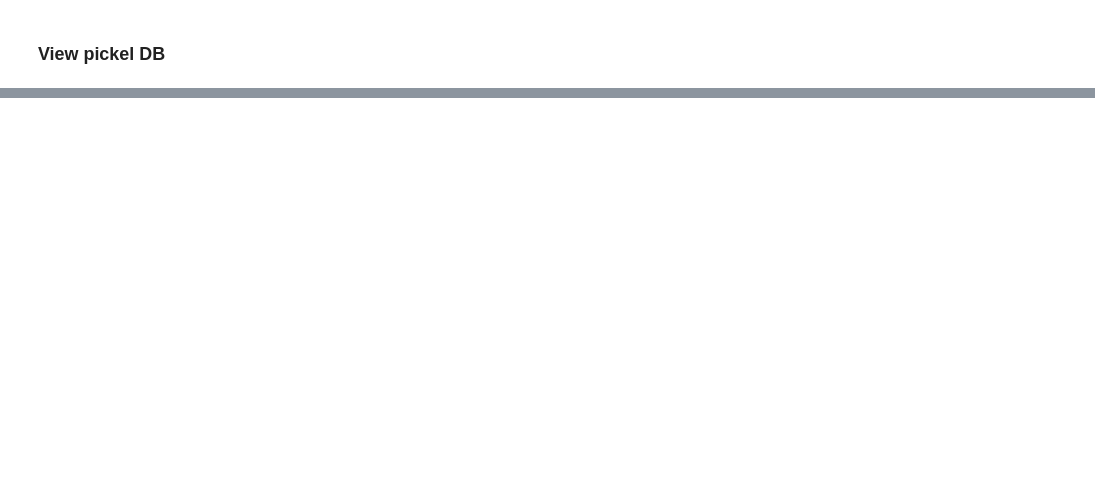
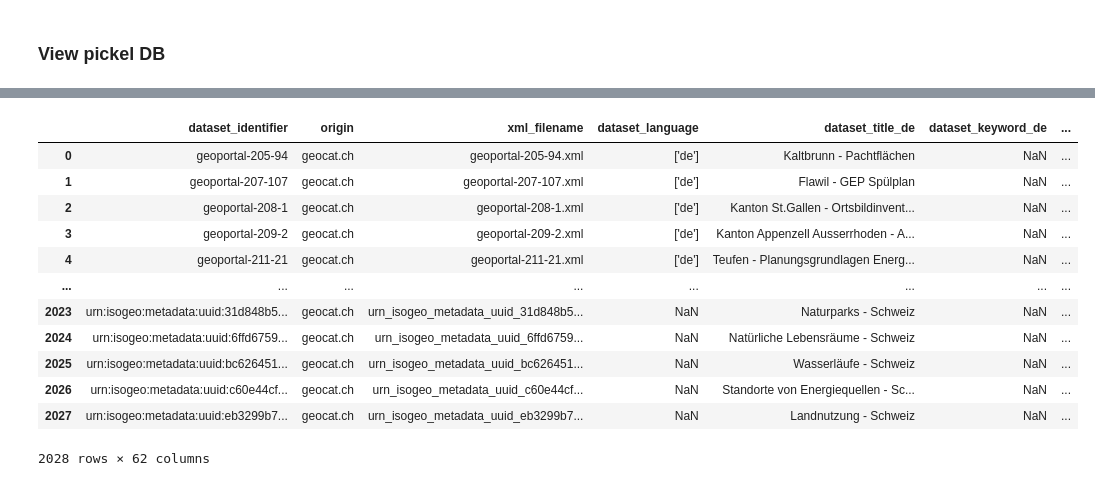
Before and after one commit to FHNW-IGEO/Geoharvester, a Jupyter notebook: scraper/geocat/test.ipynb, the cells around one changed output, grey strips where cells are left out. Saved outputs shown, nothing was run; the diff lists cells and outputs as text; code cells hidden in the pictures; blank space fills up the shorter version.

Commit message:
Create a workflow for the geocat integration

```diff
--- a/scraper/geocat/test.ipynb
+++ b/scraper/geocat/test.ipynb
@@ -82,0 +80,35 @@ Available tables in pickle DB:
+# %%
+import sys, types, pickle
+import pandas as pd
+
+# 🧩 Create a dummy Int64Index class for backward compatibility
+class Int64Index(pd.Index):
+    pass
+
+# 🧩 Fake the old pandas module path and insert our dummy class
+fake_mod = types.ModuleType("pandas.core.indexes.numeric")
+fake_mod.Int64Index = Int64Index
+sys.modules["pandas.core.indexes.numeric"] = fake_mod
+
+# 🗂 Load only the dataset table from the pickle file
+with open("../data/geocat_data/geocat_metadata.pkl", "rb") as f:
+    geoheravester_data = pickle.load(f)
+
+dataset = geoheravester_data["dataset"]
+
+# ✅ Show only dataset for Data Wrangler
+dataset
+# %% [output]
+|  | dataset_identifier | origin | xml_filename | dataset_language | dataset_title_de | dataset_keyword_de | ... |
+| 0 | geoportal-205-94 | geocat.ch | geoportal-205-94.xml | ['de'] | Kaltbrunn - Pachtflächen | NaN | ... |
+| 1 | geoportal-207-107 | geocat.ch | geoportal-207-107.xml | ['de'] | Flawil - GEP Spülplan | NaN | ... |
+| 2 | geoportal-208-1 | geocat.ch | geoportal-208-1.xml | ['de'] | Kanton St.Gallen - Ortsbildinvent... | NaN | ... |
+| 3 | geoportal-209-2 | geocat.ch | geoportal-209-2.xml | ['de'] | Kanton Appenzell Ausserrhoden - A... | NaN | ... |
+| 4 | geoportal-211-21 | geocat.ch | geoportal-211-21.xml | ['de'] | Teufen - Planungsgrundlagen Energ... | NaN | ... |
+| ... | ... | ... | ... | ... | ... | ... | ... |
+| 2023 | urn:isogeo:metadata:uuid:31d848b5... | geocat.ch | urn_isogeo_metadata_uuid_31d848b5... | NaN | Naturparks - Schweiz | NaN | ... |
+| 2024 | urn:isogeo:metadata:uuid:6ffd6759... | geocat.ch | urn_isogeo_metadata_uuid_6ffd6759... | NaN | Natürliche Lebensräume - Schweiz | NaN | ... |
+| 2025 | urn:isogeo:metadata:uuid:bc626451... | geocat.ch | urn_isogeo_metadata_uuid_bc626451... | NaN | Wasserläufe - Schweiz | NaN | ... |
+| 2026 | urn:isogeo:metadata:uuid:c60e44cf... | geocat.ch | urn_isogeo_metadata_uuid_c60e44cf... | NaN | Standorte von Energiequellen - Sc... | NaN | ... |
+| 2027 | urn:isogeo:metadata:uuid:eb3299b7... | geocat.ch | urn_isogeo_metadata_uuid_eb3299b7... | NaN | Landnutzung - Schweiz | NaN | ... |
+2028 rows × 62 columns
```
Also changed, not shown: parts of 2 cells of this notebook, 5 other files.
